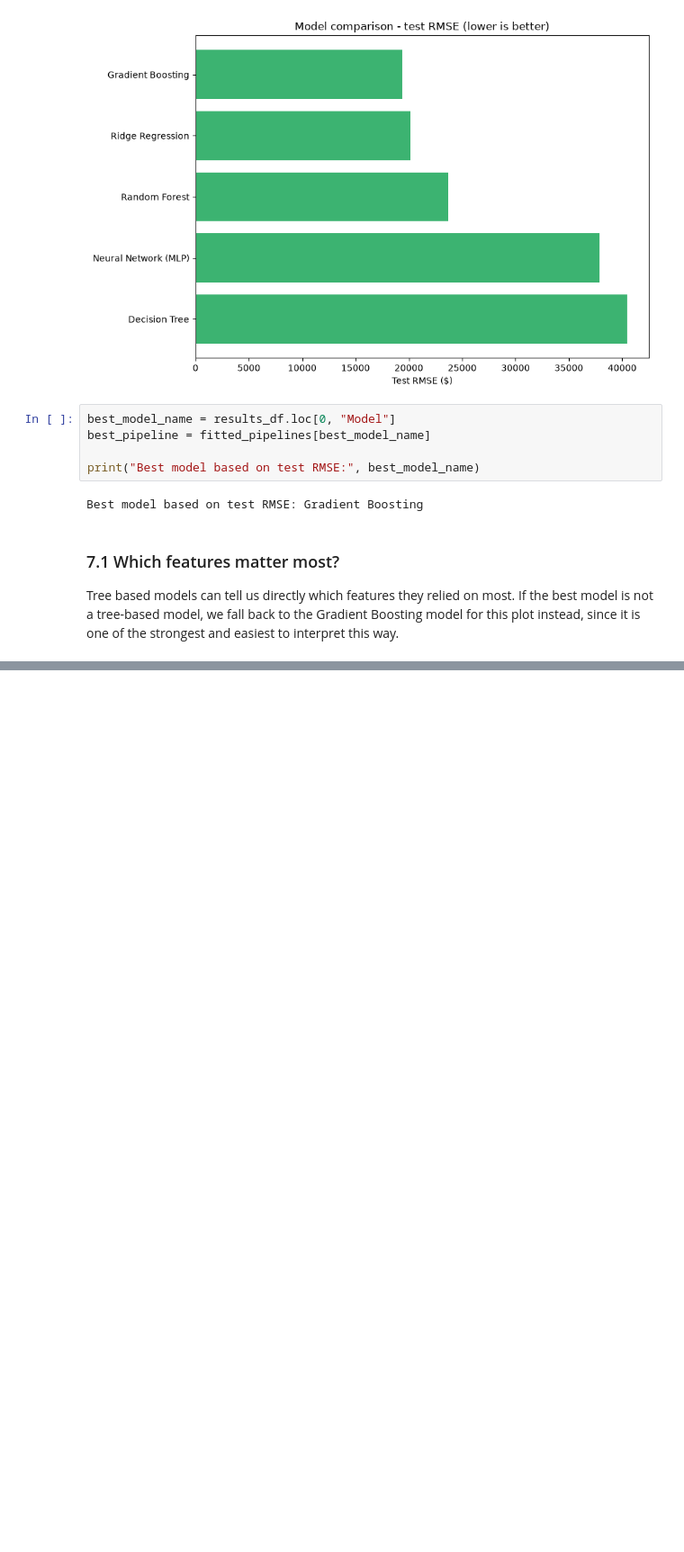
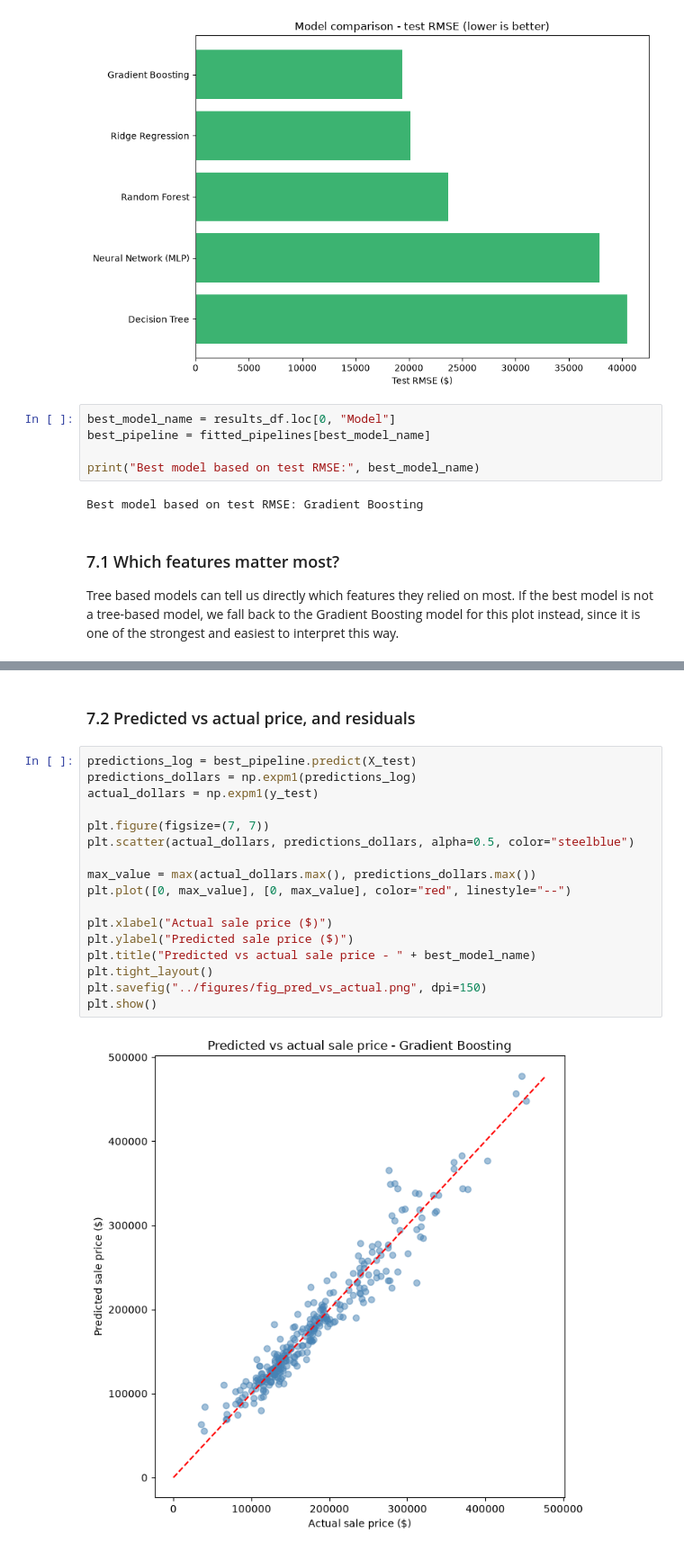
Before and after one commit to Majid-ctrl/Ames-Housing-Data-Cleaning-DS-Price-Prediction-Project, a Jupyter notebook: Notebook.ipynb, the cells around one changed output, grey strips where cells are left out. Shown at 90% size. Cells and saved outputs as stored; diff of their text form; blank space fills up the shorter version.

```diff
--- a/Notebook.ipynb
+++ b/Notebook.ipynb
@@ -738,0 +774,21 @@ way.
+# %% [markdown]
+### 7.2 Predicted vs actual price, and residuals
+# %%
+predictions_log = best_pipeline.predict(X_test)
+predictions_dollars = np.expm1(predictions_log)
+actual_dollars = np.expm1(y_test)
+
+plt.figure(figsize=(7, 7))
+plt.scatter(actual_dollars, predictions_dollars, alpha=0.5, color="steelblue")
+
+max_value = max(actual_dollars.max(), predictions_dollars.max())
+plt.plot([0, max_value], [0, max_value], color="red", linestyle="--")
+
+plt.xlabel("Actual sale price ($)")
+plt.ylabel("Predicted sale price ($)")
+plt.title("Predicted vs actual sale price - " + best_model_name)
+plt.tight_layout()
+plt.savefig("../figures/fig_pred_vs_actual.png", dpi=150)
+plt.show()
+# %% [output]
+[figure, added]
```
Also changed, not shown: parts of 3 cells of this notebook.
